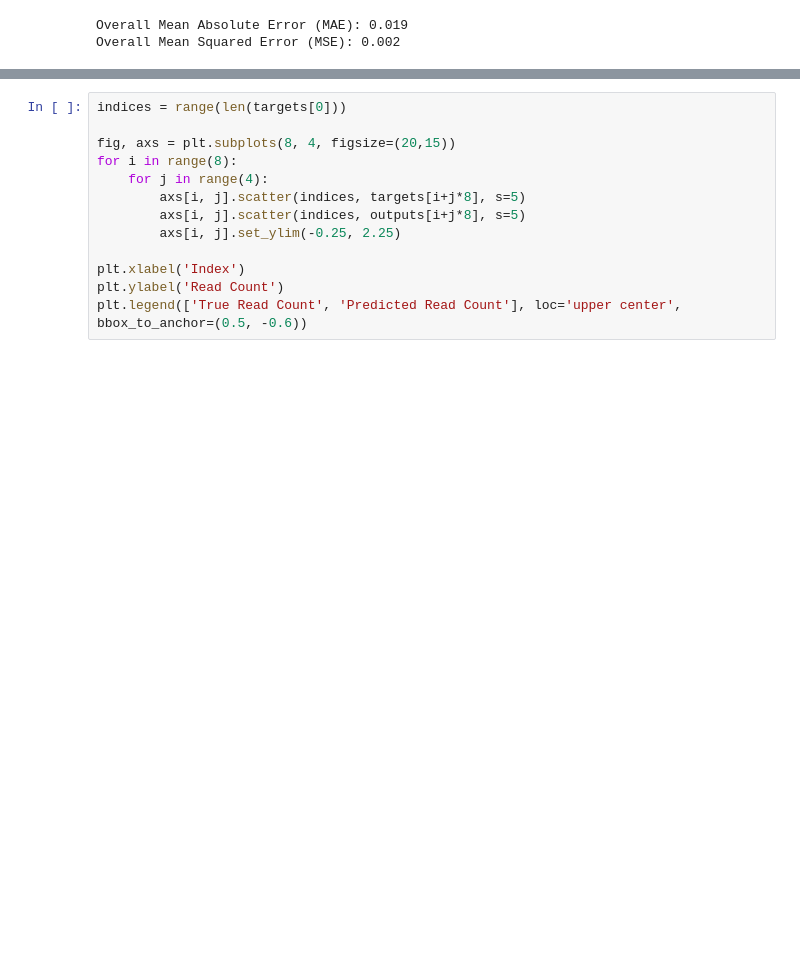
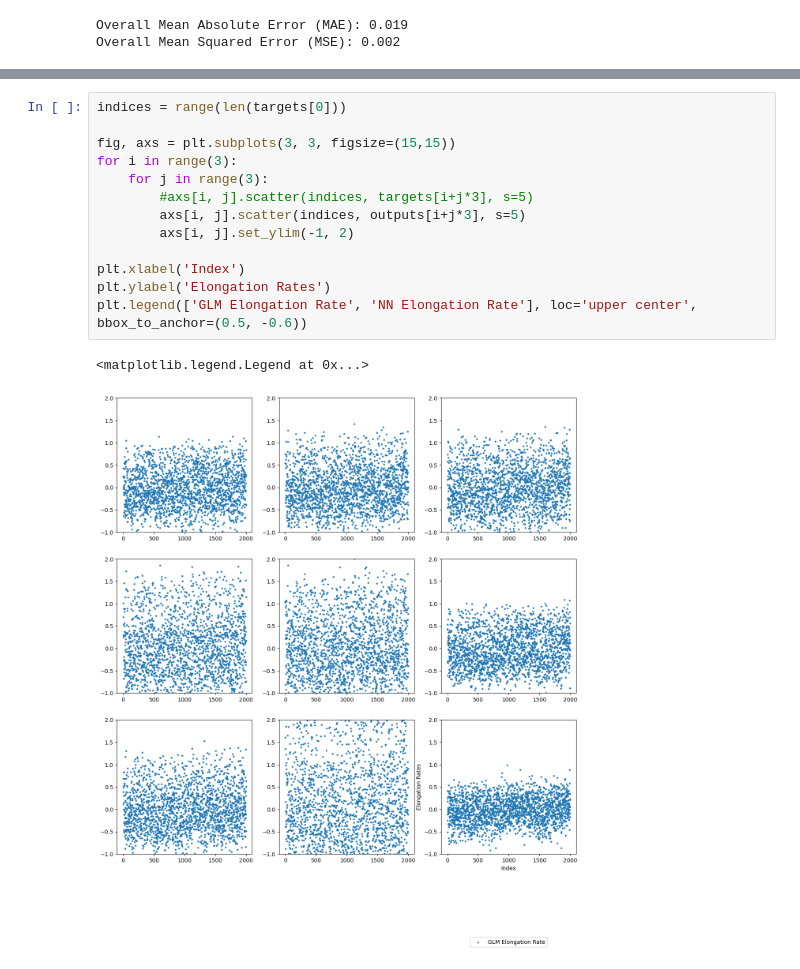
Before and after one commit to rebeccaHassett/RNA_Transcription_NN, a Jupyter notebook: rna_transcription_nn.ipynb, the cells around one changed output, grey strips where cells are left out. Drawn from its saved outputs; the diff is of its cells as text; blank space fills up the shorter version.

```diff
--- a/rna_transcription_nn.ipynb
+++ b/rna_transcription_nn.ipynb
@@ -230,13 +264,16 @@ tensor(0.8493)
 # %%
 indices = range(len(targets[0]))
 
-fig, axs = plt.subplots(8, 4, figsize=(20,15))
-for i in range(8):
-    for j in range(4):
-        axs[i, j].scatter(indices, targets[i+j*8], s=5)
-        axs[i, j].scatter(indices, outputs[i+j*8], s=5)
-        axs[i, j].set_ylim(-0.25, 2.25)
+fig, axs = plt.subplots(3, 3, figsize=(15,15))
+for i in range(3):
+    for j in range(3):
+        #axs[i, j].scatter(indices, targets[i+j*3], s=5)
+        axs[i, j].scatter(indices, outputs[i+j*3], s=5)
+        axs[i, j].set_ylim(-1, 2)
 
 plt.xlabel('Index')
-plt.ylabel('Read Count')
-plt.legend(['True Read Count', 'Predicted Read Count'], loc='upper center', bbox_to_anchor=(0.5, -0.6))
+plt.ylabel('Elongation Rates')
+plt.legend(['GLM Elongation Rate', 'NN Elongation Rate'], loc='upper center', bbox_to_anchor=(0.5, -0.6))
+# %% [output]
+<matplotlib.legend.Legend at 0x...>
+[figure, added]
```
Also changed, not shown: parts of 9 cells of this notebook.
